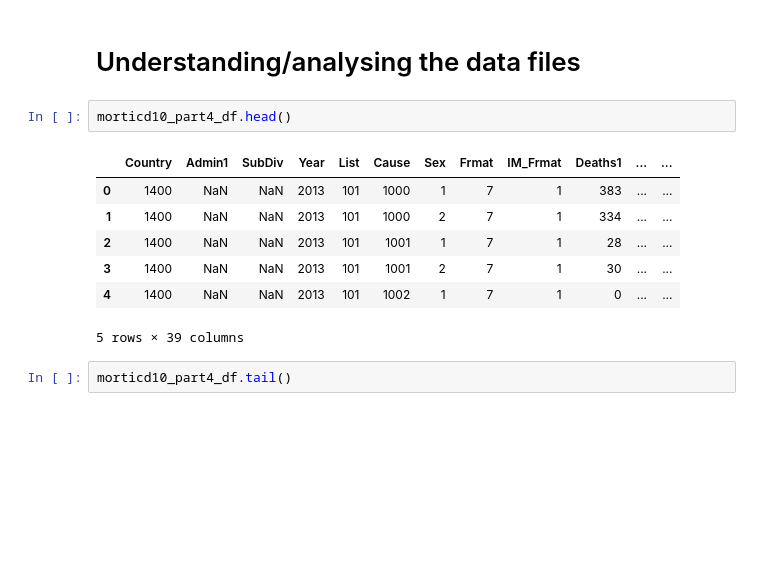
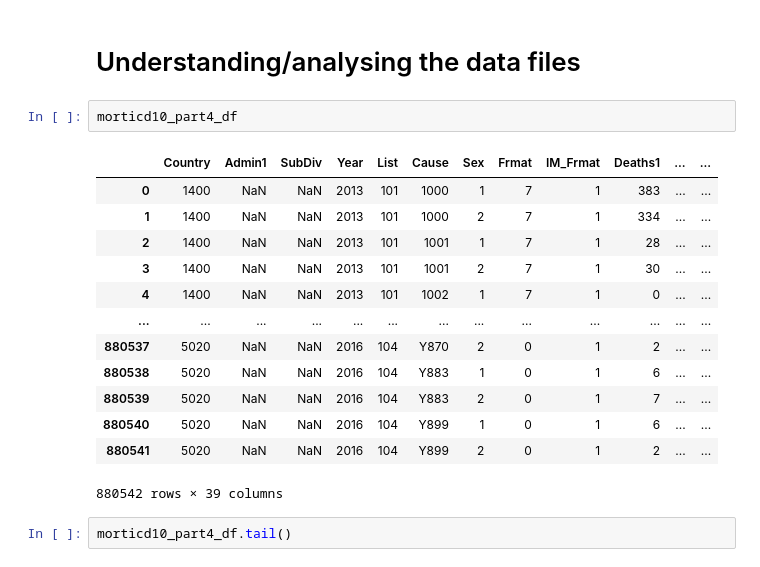
Before and after one commit to feLLpe04/Project3, a Jupyter notebook: reading_files_cleaning.ipynb, the cells around one changed output. Drawn from its saved outputs; the diff is of its cells as text; blank space fills up the shorter version.

```diff
--- a/reading_files_cleaning.ipynb
+++ b/reading_files_cleaning.ipynb
@@ -20,15 +20,21 @@ country_code_df = pd.read_csv(file_3, encoding="ISO-8859-1")
 # %% [markdown]
 # Understanding/analysing the data files
 # %%
-morticd10_part4_df.head()
+morticd10_part4_df
 # %% [output]
 |  | Country | Admin1 | SubDiv | Year | List | Cause | Sex | Frmat | IM_Frmat | Deaths1 | ... | ... |
 | 0 | 1400 | NaN | NaN | 2013 | 101 | 1000 | 1 | 7 | 1 | 383 | ... | ... |
 | 1 | 1400 | NaN | NaN | 2013 | 101 | 1000 | 2 | 7 | 1 | 334 | ... | ... |
 | 2 | 1400 | NaN | NaN | 2013 | 101 | 1001 | 1 | 7 | 1 | 28 | ... | ... |
 | 3 | 1400 | NaN | NaN | 2013 | 101 | 1001 | 2 | 7 | 1 | 30 | ... | ... |
 | 4 | 1400 | NaN | NaN | 2013 | 101 | 1002 | 1 | 7 | 1 | 0 | ... | ... |
+| ... | ... | ... | ... | ... | ... | ... | ... | ... | ... | ... | ... | ... |
+| 880537 | 5020 | NaN | NaN | 2016 | 104 | Y870 | 2 | 0 | 1 | 2 | ... | ... |
+| 880538 | 5020 | NaN | NaN | 2016 | 104 | Y883 | 1 | 0 | 1 | 6 | ... | ... |
+| 880539 | 5020 | NaN | NaN | 2016 | 104 | Y883 | 2 | 0 | 1 | 7 | ... | ... |
+| 880540 | 5020 | NaN | NaN | 2016 | 104 | Y899 | 1 | 0 | 1 | 6 | ... | ... |
+| 880541 | 5020 | NaN | NaN | 2016 | 104 | Y899 | 2 | 0 | 1 | 2 | ... | ... |
-5 rows × 39 columns
+880542 rows × 39 columns
 # %%
 morticd10_part4_df.tail()
 # %% [output]
```
Also changed, not shown: parts of 54 cells of this notebook, 17 other files.
